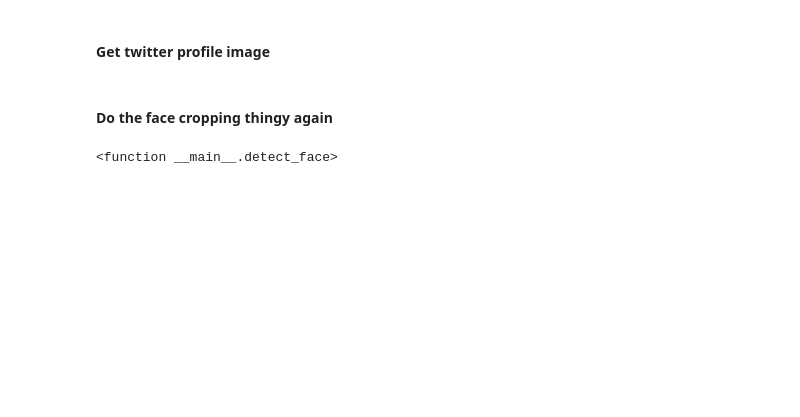
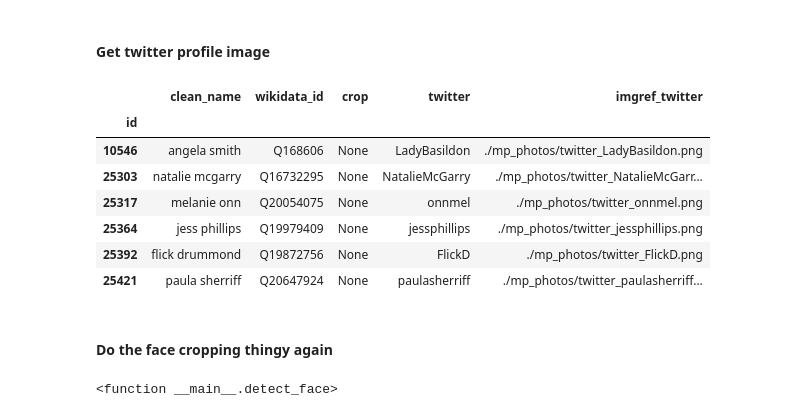
Before and after one commit to dldx/women-in-congress, a Jupyter notebook: MP_photos.ipynb, the cells around one changed output. Cells and saved outputs as stored; diff of their text form; code cells hidden in the pictures; blank space fills up the shorter version.

Commit message:
Tweaked photos and mp photo code

```diff
--- a/MP_photos.ipynb
+++ b/MP_photos.ipynb
@@ -350,3 +330,15 @@ pool = Pool(8)
 mp_images.loc[mp_filter, "twitter"] = pool.map(get_twitter_id_from_wiki, mp_images.loc[mp_filter]["mp_wikidata_id"].tolist())
 pool.close()
 pool.join()
+# %%
+women_mps["crop"] = list(map(check_file, women_mps.index.tolist()))
+# %%
+# Get twitter info for all women MPs in wikidata
+mp_filter = women_mps.crop.isnull()
+
+from multiprocessing import Pool
+
+pool = Pool(8)
+women_mps.loc[mp_filter, "twitter"] = pool.map(get_twitter_id_from_wiki, women_mps.loc[mp_filter]["wikidata_id"].tolist())
+pool.close()
+pool.join()
@@ -371,6 +381,22 @@ def get_twitter_image(twitter_id):
 # Use them to get profile images
 mp_filter = mp_images.twitter.notnull()
 mp_images.loc[mp_filter, "imgref_twitter"] = list(map(get_twitter_image, mp_images.loc[mp_filter]["twitter"].tolist()))
+# %%
+# Women MPs with twitter accounts
+# Use them to get profile images
+mp_filter = women_mps.twitter.notnull()
+women_mps.loc[mp_filter, "imgref_twitter"] = list(map(get_twitter_image, women_mps.loc[mp_filter]["twitter"].tolist()))
+# %%
+women_mps.loc[women_mps.imgref_twitter.notnull()]
+# %% [output]
+|  | clean_name | wikidata_id | crop | twitter | imgref_twitter |
+| id |  |  |  |  |  |
+| 10546 | angela smith | Q168606 | None | LadyBasildon | ./mp_photos/twitter_LadyBasildon.png |
+| 25303 | natalie mcgarry | Q16732295 | None | NatalieMcGarry | ./mp_photos/twitter_NatalieMcGarr... |
+| 25317 | melanie onn | Q20054075 | None | onnmel | ./mp_photos/twitter_onnmel.png |
+| 25364 | jess phillips | Q19979409 | None | jessphillips | ./mp_photos/twitter_jessphillips.png |
+| 25392 | flick drummond | Q19872756 | None | FlickD | ./mp_photos/twitter_FlickD.png |
+| 25421 | paula sherriff | Q20647924 | None | paulasherriff | ./mp_photos/twitter_paulasherriff... |
 # %% [markdown]
 #### Do the face cropping thingy again
 # %%
```
Also changed, not shown: parts of 9 cells of this notebook, 3 other files.
